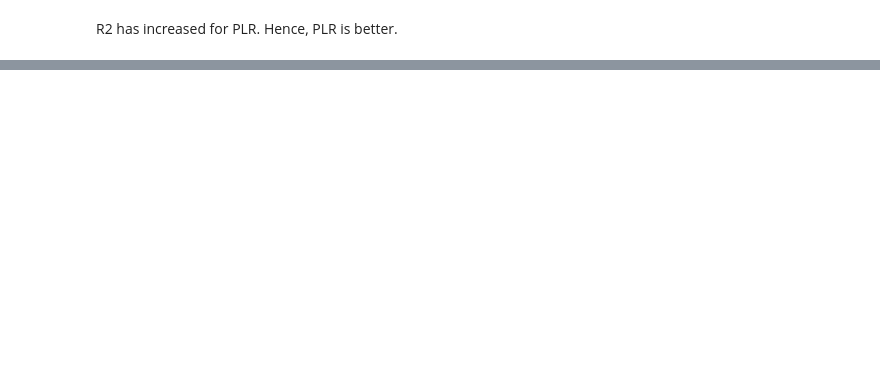
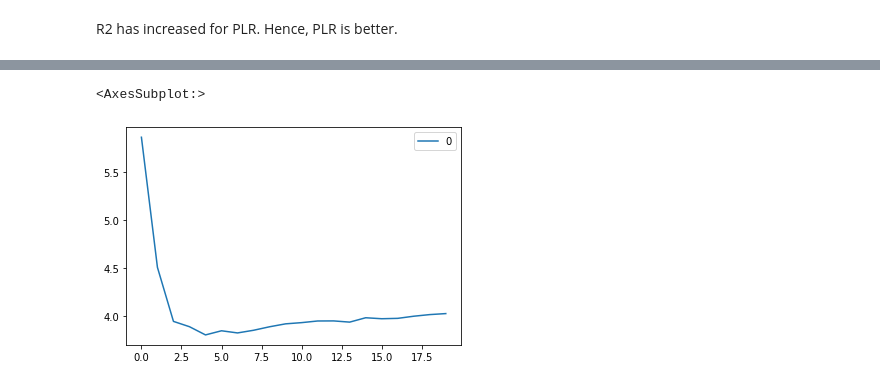
Before and after one commit to ntnmathur/machine_learning_sanjay_singh, a Jupyter notebook: 2.3.Multiple_Linear_Regression.ipynb, the cells around one changed output, grey strips where cells are left out. Drawn from its saved outputs; the diff is of its cells as text; code cells hidden in the pictures; blank space fills up the shorter version.

```diff
--- a/2.3.Multiple_Linear_Regression.ipynb
+++ b/2.3.Multiple_Linear_Regression.ipynb
@@ -540,0 +619,9 @@ R2 has increased for PLR. Hence, PLR is better.
+# %%
+# Lets see how KNN works with different values of neighbors. If you see k=9 has the lowest RMSE
+for k in range(20):
+    k=k+1
+    # KNN Model fit
+    knn=KNeighborsRegressor(n_neighbors=k) # Create an knn object
+    knn.fit(X_train,y_train) # Fit the model using the training values
+    y_pred_knn=knn.predict(X_test)
+    print("k value:",k,"RMSE",sqrt(mean_squared_error(y,knn.predict(X))))
@@ -540,0 +649,12 @@ R2 has increased for PLR. Hence, PLR is better.
+# %%
+# Plot a graph with the values
+rmse=[]
+for k in range(20):
+    k=k+1
+    # KNN Model fit
+    knn=KNeighborsRegressor(n_neighbors=k) # Create an knn object
+    knn.fit(X_train,y_train) # Fit the model using the training values
+    y_pred_knn=knn.predict(X_test)
+    rmse.append(sqrt(mean_squared_error(y,knn.predict(X))))
+    print("k value:",k,"RMSE",sqrt(mean_squared_error(y,knn.predict(X))))
+rmse
@@ -540,0 +702,9 @@ R2 has increased for PLR. Hence, PLR is better.
+# %%
+# plot the data
+curveplot=pd.DataFrame(rmse)
+curveplot.plot()
+
+# IF you see, the value at 9 was least
+# %% [output]
+<AxesSubplot:>
+[figure, added]
```
Also changed, not shown: parts of 12 cells of this notebook, 6 other files.
